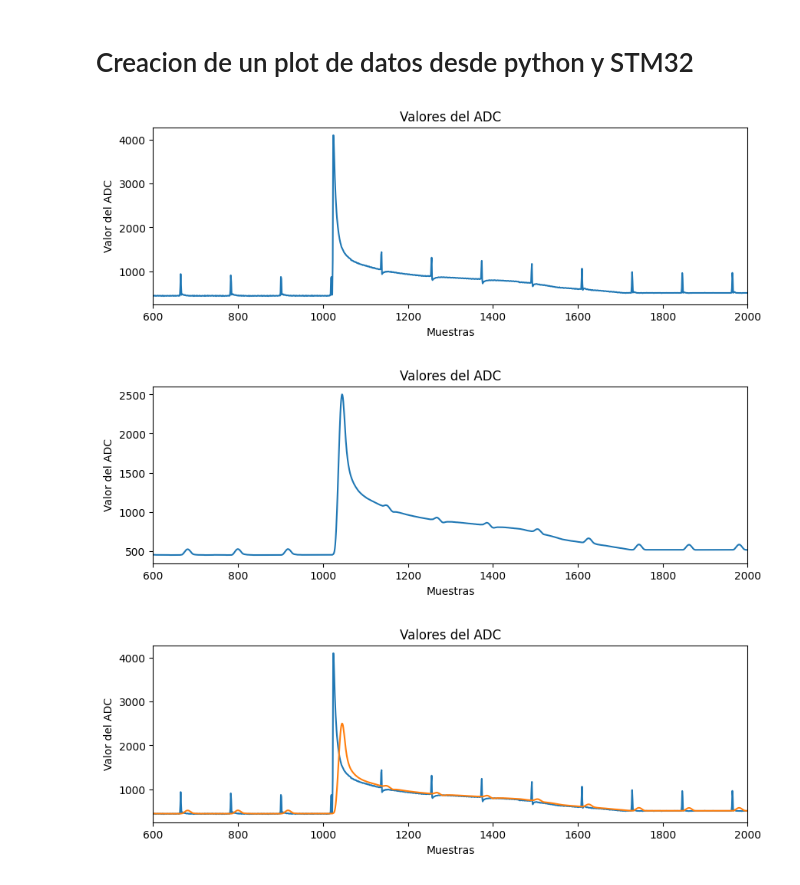
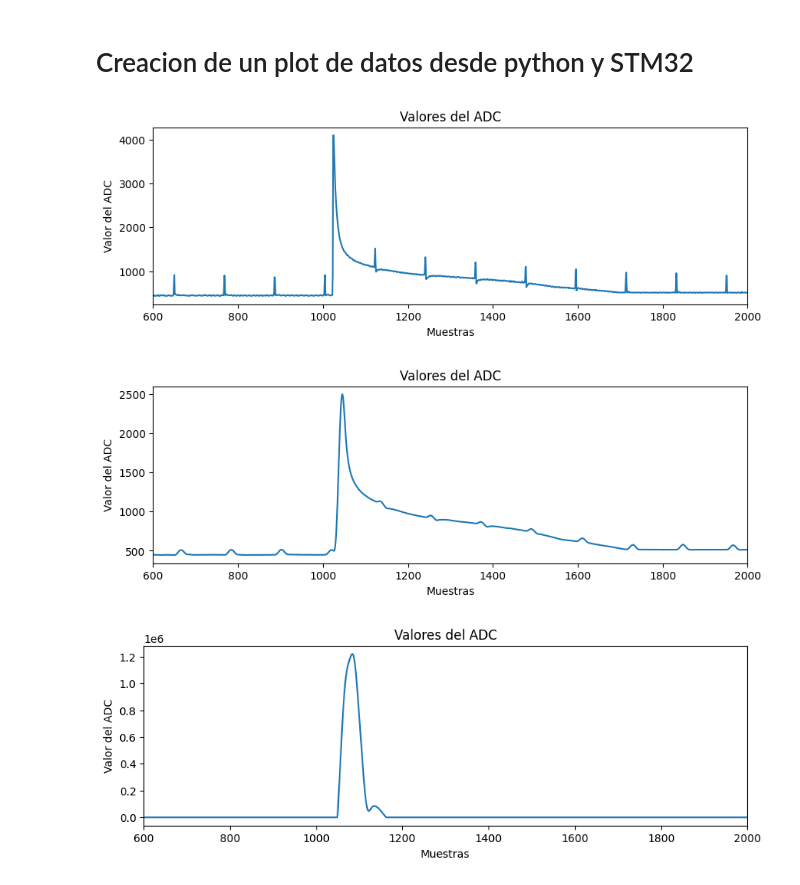
Before and after one commit to fabioc9675/TrapezoidalShaper_Prj, a Jupyter notebook: Stm32/Dpp_counter/Python/SerialPlot.ipynb, the cells around one changed output. Cells and saved outputs as stored; diff of their text form; code cells hidden in the pictures.

```diff
--- a/Stm32/Dpp_counter/Python/SerialPlot.ipynb
+++ b/Stm32/Dpp_counter/Python/SerialPlot.ipynb
@@ -18,12 +18,15 @@ ser.write(b'R')  # Enviar un carácter cualquiera, aquí 'R'
 # Lee 1024 valores del ADC
 adc_values = []
 fir_values = []
+tra_values = []
 for _ in range(8192):
     line = ser.readline().decode('utf-8').strip().split(',')
     if line[0].isdigit():
-        fir_values.append(int(line[0]))
+        tra_values.append(int(line[0]))
     if line[1].isdigit():
-        adc_values.append(int(line[1]))
+        fir_values.append(int(line[1]))
+    if line[2].isdigit():
+        adc_values.append(int(line[2]))
 
 # Cierra la conexión serial
 ser.close()
@@ -38,7 +41,7 @@ plt.ylabel('Valor del ADC')
 plt.xlim([600, 2000])
 plt.show()
 # %% [output]
-[figure, old version]
+[figure, new version]
 # %%
 
 plt.figure(figsize=(10,3))
@@ -50,17 +53,15 @@ plt.ylabel('Valor del ADC')
 plt.xlim([600, 2000])
 plt.show()
 # %% [output]
-[figure, old version]
+[figure, new version]
 # %%
-
 plt.figure(figsize=(10,3))
 # Graficar los valores del ADC
-plt.plot(adc_values)
-plt.plot(fir_values)
+plt.plot(tra_values)
 plt.title('Valores del ADC')
 plt.xlabel('Muestras')
 plt.ylabel('Valor del ADC')
 plt.xlim([600, 2000])
 plt.show()
 # %% [output]
-[figure, old version]
+[figure, new version]
```
Also changed, not shown: parts of 4 cells of this notebook, 6 other files.
